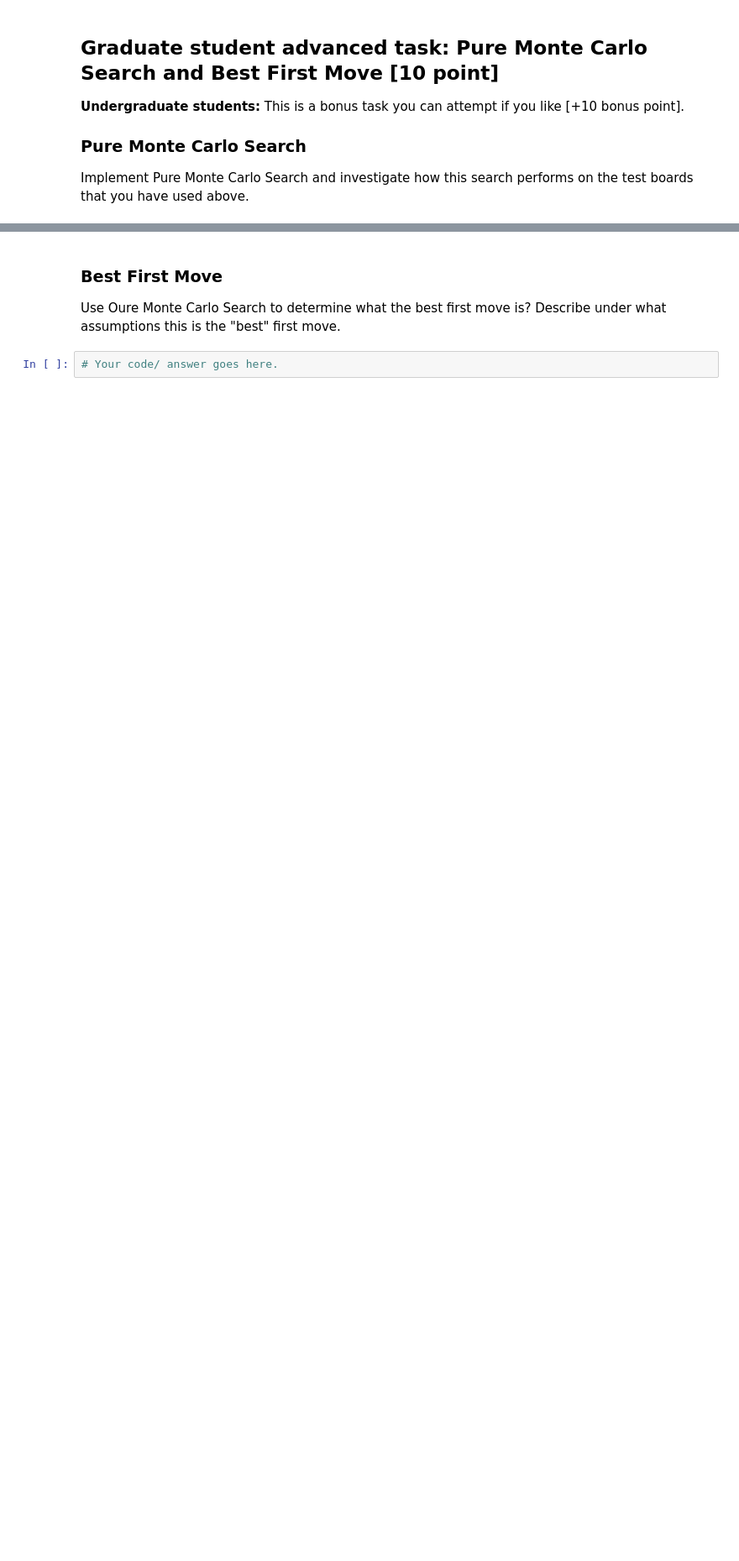
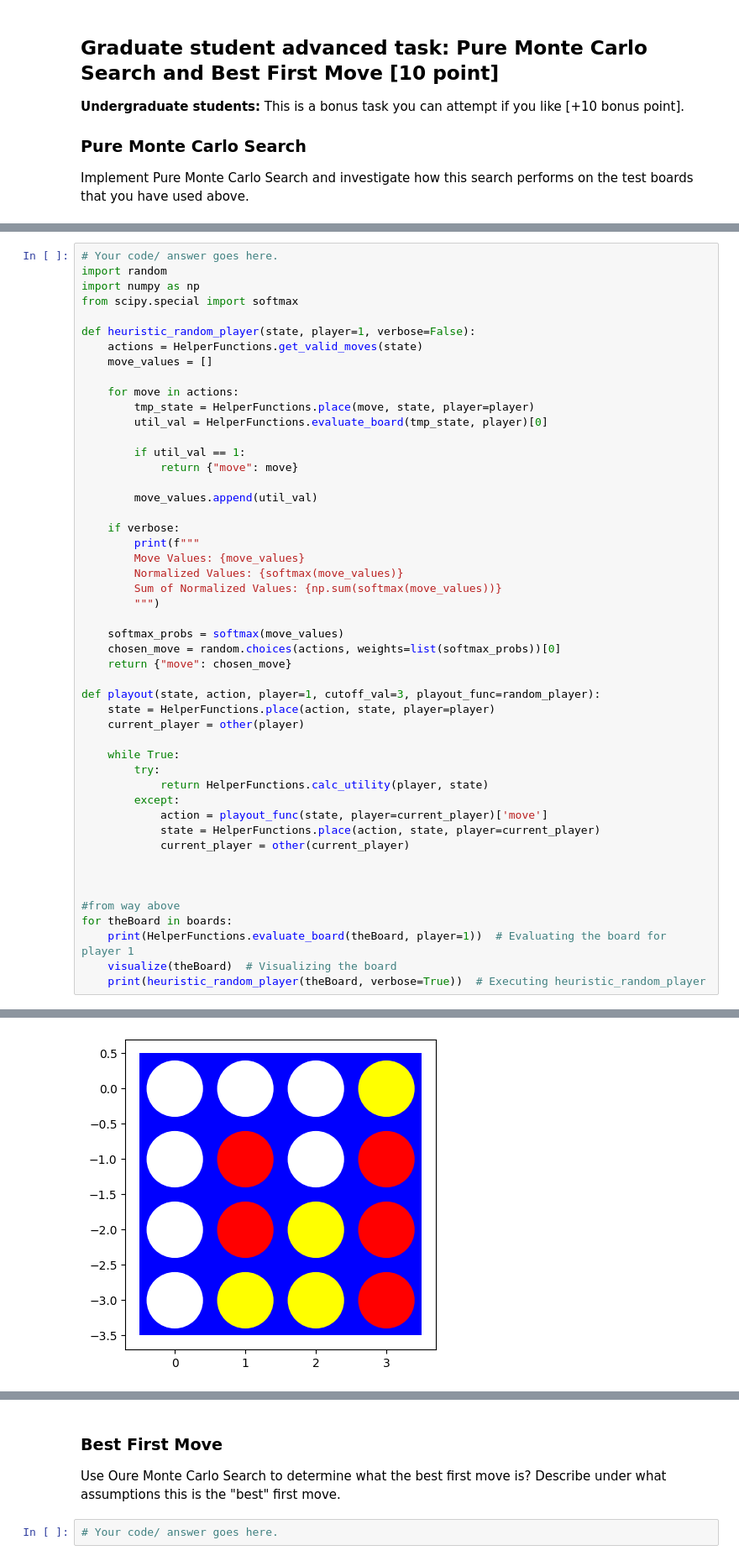
Before and after one commit to blake-gebhardt/CS7320-AI, a Jupyter notebook: Games/aBlakeGebhardtssignment_connect4.ipynb, the cells around one changed output, grey strips where cells are left out. Shown at 84% size. Cells and saved outputs as stored; diff of their text form; blank space fills up the shorter version.

```diff
--- a/Games/aBlakeGebhardtssignment_connect4.ipynb
+++ b/Games/aBlakeGebhardtssignment_connect4.ipynb
@@ -997,0 +972,50 @@ Implement Pure Monte Carlo Search and investigate how this search performs on th
+# %%
+# Your code/ answer goes here.
+import random
+import numpy as np
+from scipy.special import softmax
+
+def heuristic_random_player(state, player=1, verbose=False):
+    actions = HelperFunctions.get_valid_moves(state)
+    move_values = []
+
+    for move in actions:
+        tmp_state = HelperFunctions.place(move, state, player=player)
+        util_val = HelperFunctions.evaluate_board(tmp_state, player)[0]
+
+        if util_val == 1:
+            return {"move": move}
+
+        move_values.append(util_val)
+
+    if verbose:
+        print(f"""
+        Move Values: {move_values}
+        Normalized Values: {softmax(move_values)}
+        Sum of Normalized Values: {np.sum(softmax(move_values))}
+        """)
+
+    softmax_probs = softmax(move_values)
+    chosen_move = random.choices(actions, weights=list(softmax_probs))[0]
+    return {"move": chosen_move}
+
+def playout(state, action, player=1, cutoff_val=3, playout_func=random_player):
+    state = HelperFunctions.place(action, state, player=player)
+    current_player = other(player)
+
+    while True:
+        try:
+            return HelperFunctions.calc_utility(player, state)
+        except:
+            action = playout_func(state, player=current_player)['move']
+            state = HelperFunctions.place(action, state, player=current_player)
+            current_player = other(current_player)
+
+
+
+#from way above
+for theBoard in boards:
+    print(HelperFunctions.evaluate_board(theBoard, player=1))  # Evaluating the board for player 1
+    visualize(theBoard)  # Visualizing the board
+    print(heuristic_random_player(theBoard, verbose=True))  # Executing heuristic_random_player
+# %% [output]
@@ -997,0 +1044 @@ Implement Pure Monte Carlo Search and investigate how this search performs on th
+[figure, added]
```
Also changed, not shown: parts of 14 cells of this notebook.
